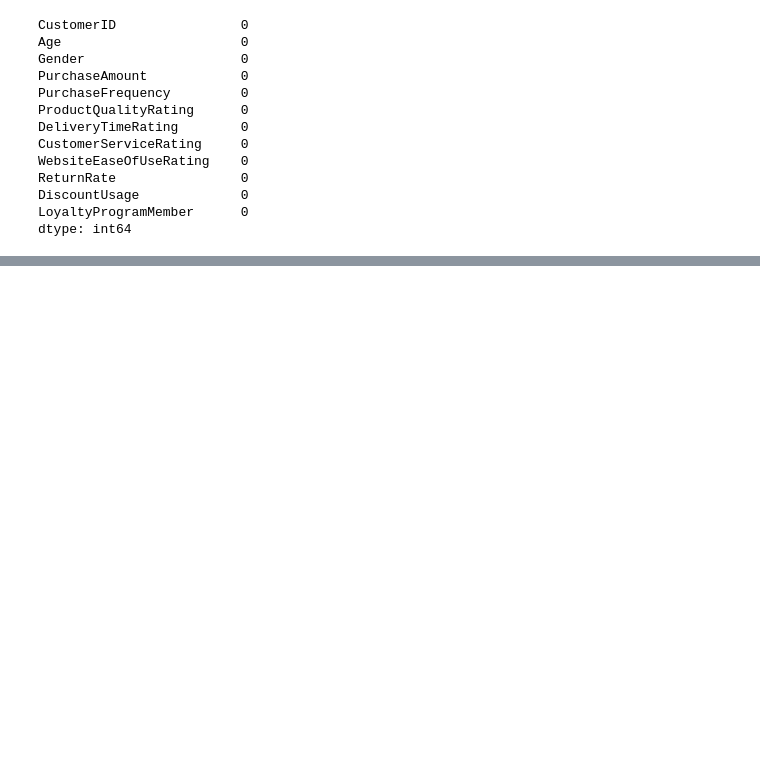
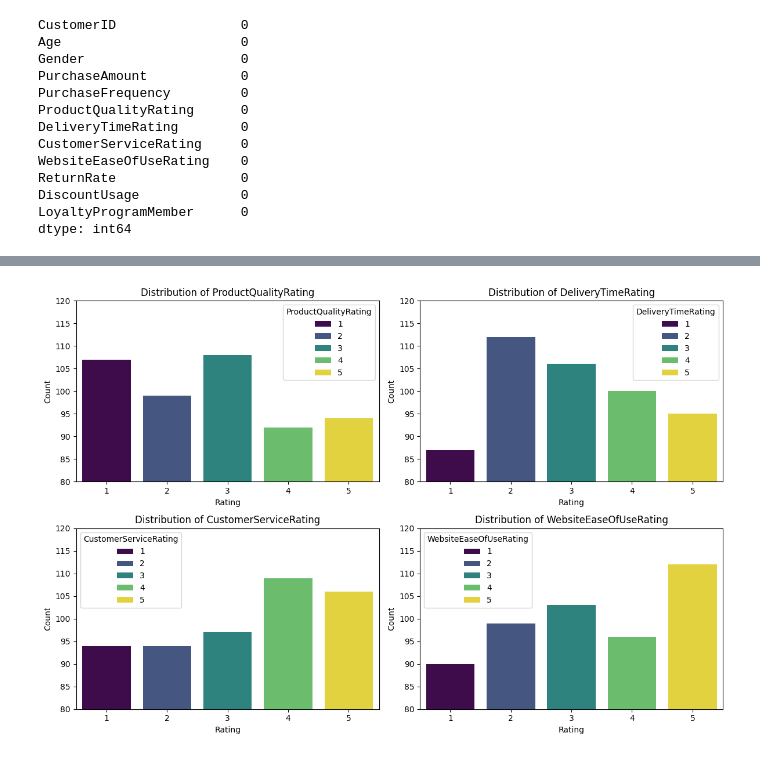
Before and after one commit to Darknight47/Data-Science-Projects-03, a Jupyter notebook: Customer_Satisfaction.ipynb, the cells around one changed output, grey strips where cells are left out. Drawn from its saved outputs; the diff is of its cells as text; code cells hidden in the pictures; blank space fills up the shorter version.

Commit message:
overall customer satisfication distributed across rating features

```diff
--- a/Customer_Satisfaction.ipynb
+++ b/Customer_Satisfaction.ipynb
@@ -69,0 +87,15 @@ dtype: int64
+# %%
+rating_features = ['ProductQualityRating', 'DeliveryTimeRating', 'CustomerServiceRating', 'WebsiteEaseOfUseRating']
+# %%
+plt.figure(figsize=(12, 8))
+for i, feature in enumerate(rating_features, 1):
+    plt.subplot(2, 2, i)
+    sns.countplot(x=feature, data=dataset, hue=dataset[feature], palette='viridis')
+    plt.title(f'Distribution of {feature}')
+    plt.xlabel('Rating')
+    plt.ylim(80, 120)
+    plt.ylabel('Count')
+plt.tight_layout()
+plt.show()
+# %% [output]
+[figure, added]
```
Also changed, not shown: parts of 4 cells of this notebook.
